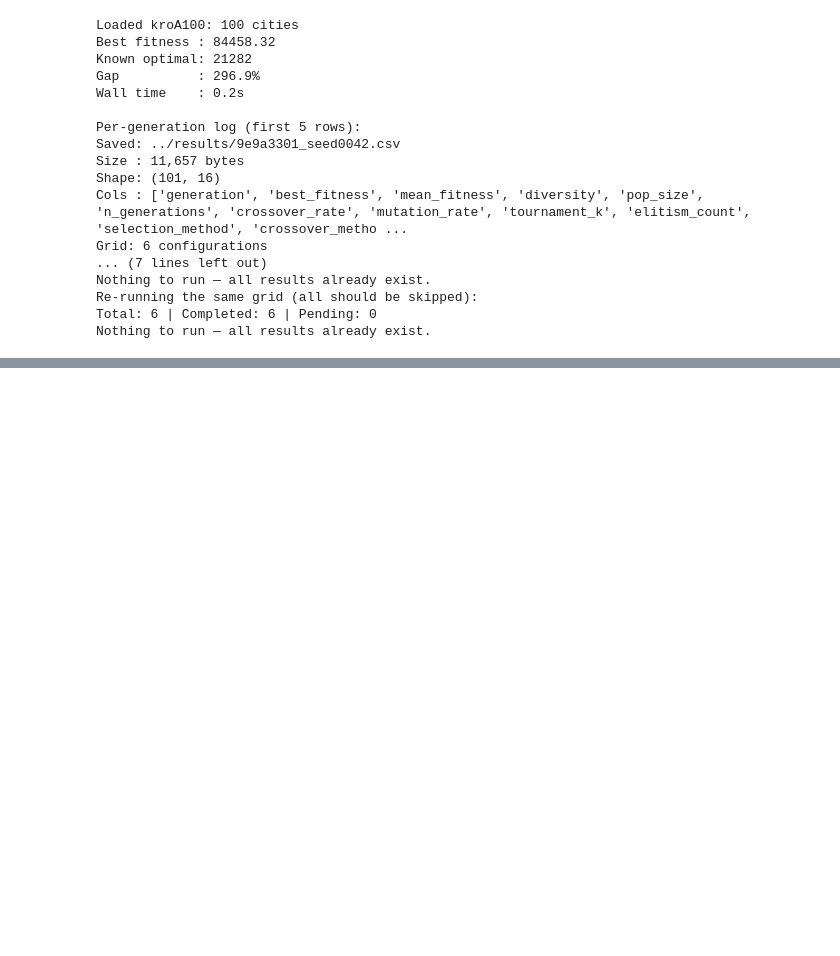
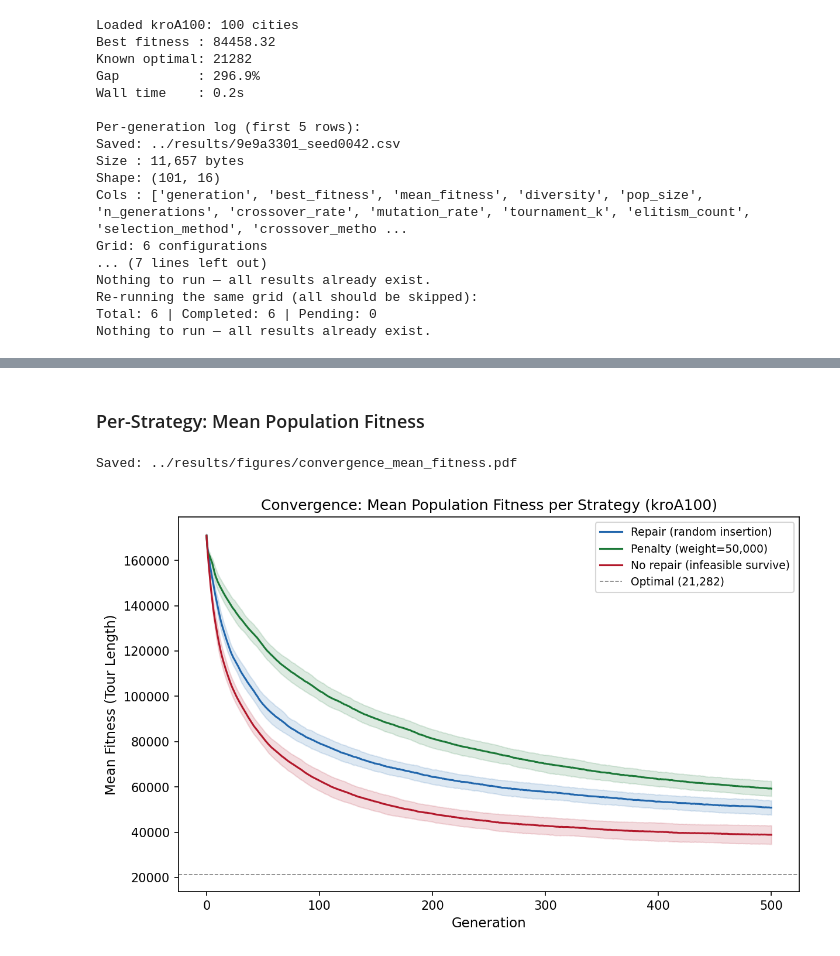
Before and after one commit to ridzuan5757/tc6544-project-2, a Jupyter notebook: notebooks/18_convergence_plots.ipynb, the cells around one changed output, grey strips where cells are left out. Cells and saved outputs as stored; diff of their text form; code cells hidden in the pictures; blank space fills up the shorter version.

```diff
--- a/notebooks/18_convergence_plots.ipynb
+++ b/notebooks/18_convergence_plots.ipynb
@@ -299,0 +154,24 @@ All figures saved to `results/figures/` at 300 DPI in PDF format.
+# %% [markdown]
+### Per-Strategy: Mean Population Fitness
+# %%
+fig, ax = plt.subplots()
+for strategy, style in STRATEGY_STYLE.items():
+    subset = compare_data[compare_data["strategy"] == strategy]
+    agg = subset.groupby("generation")["mean_fitness"].agg(["mean", "std"]).reset_index()
+    ax.plot(agg["generation"], agg["mean"], color=style["color"], linewidth=1.5, label=style["label"])
+    ax.fill_between(agg["generation"], agg["mean"] - agg["std"], agg["mean"] + agg["std"],
+                    color=style["color"], alpha=0.15)
+
+ax.axhline(y=OPTIMAL, color="gray", linestyle="--", linewidth=0.8, label=f"Optimal ({OPTIMAL:,})")
+ax.set_xlabel("Generation")
+ax.set_ylabel("Mean Fitness (Tour Length)")
+ax.set_title("Convergence: Mean Population Fitness per Strategy (kroA100)")
+ax.legend(loc="upper right")
+
+path = FIGURES_DIR / "convergence_mean_fitness.pdf"
+fig.savefig(path, bbox_inches="tight")
+print(f"Saved: {path}")
+plt.show()
+# %% [output]
+Saved: ../results/figures/convergence_mean_fitness.pdf
+[figure, added]
```
Also changed, not shown: parts of 39 cells of this notebook.
